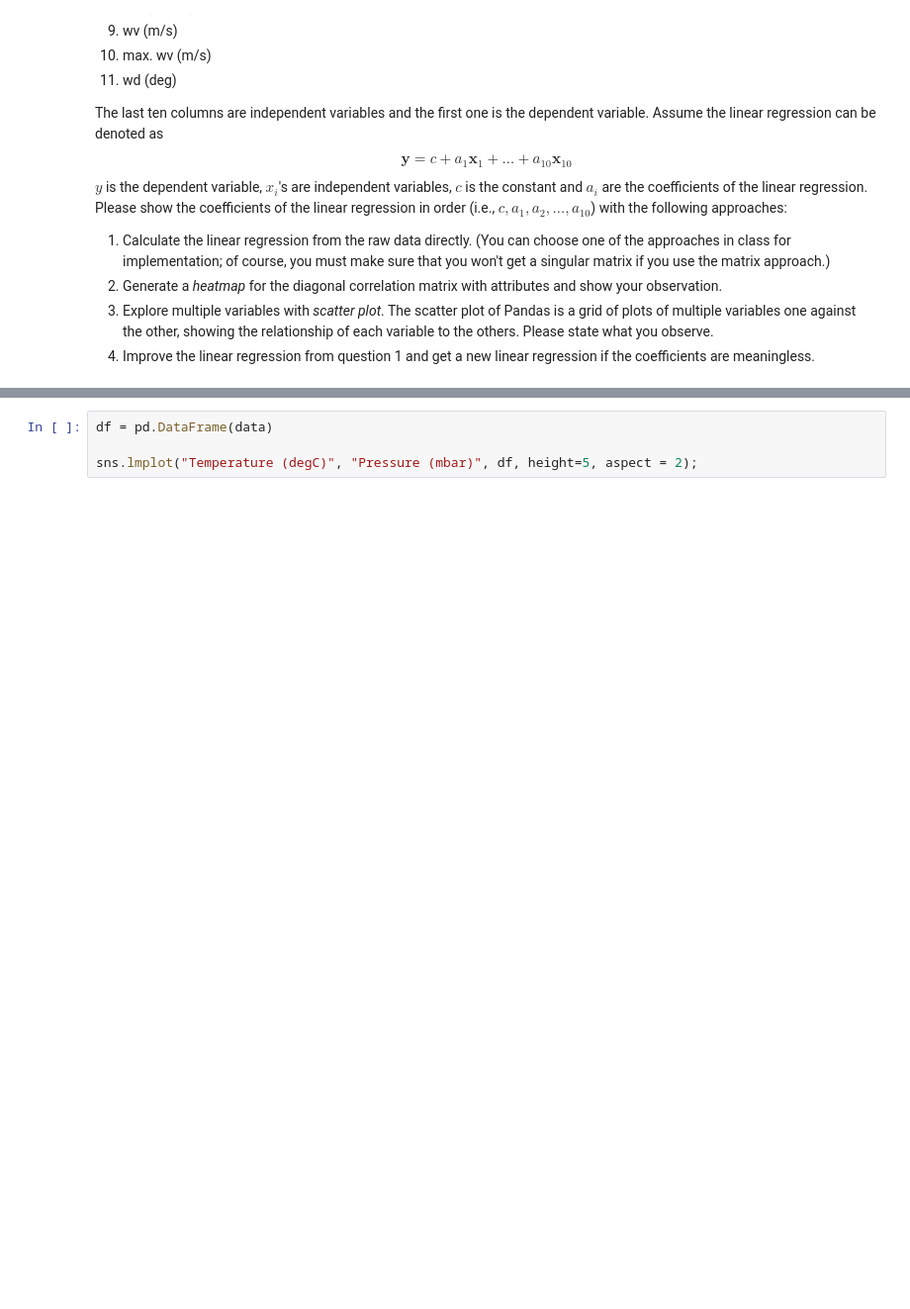
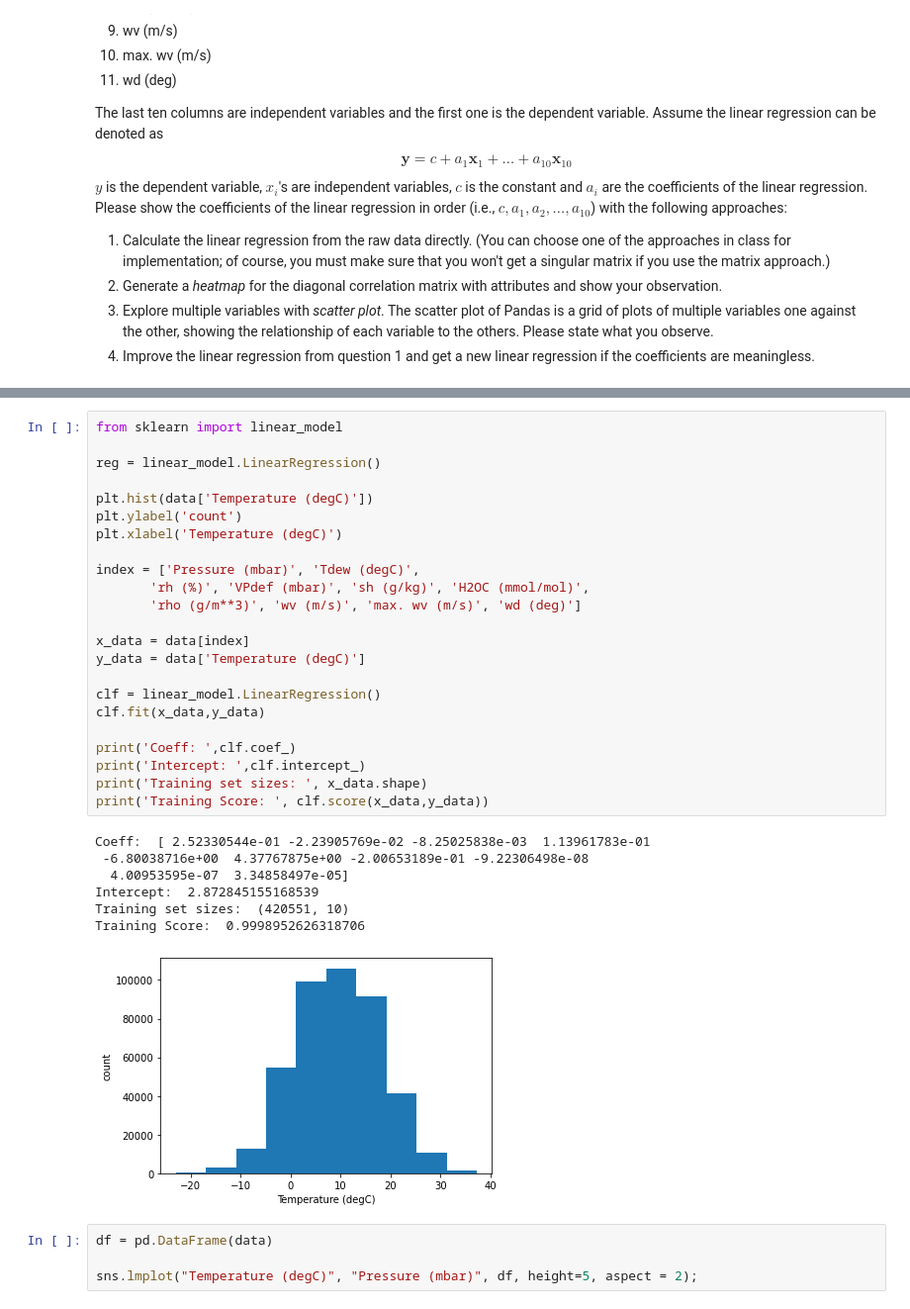
Before and after one commit to htshen0221/Data-Science-Homework, a Jupyter notebook: hw3/HW3-S20.ipynb, the cells around one changed output, grey strips where cells are left out. Shown at 99% size. Saved outputs shown, nothing was run; the diff lists cells and outputs as text; blank space fills up the shorter version.

```diff
--- a/hw3/HW3-S20.ipynb
+++ b/hw3/HW3-S20.ipynb
@@ -65,6 +65,37 @@ memory usage: 38.5+ MB
 | 2 | 01.01.2009 00:30:00 | -8.51 | 996.53 | -9.31 | 93.9 | 0.20 | 1.88 | ... |
 | 3 | 01.01.2009 00:40:00 | -8.31 | 996.51 | -9.07 | 94.2 | 0.19 | 1.92 | ... |
 | 4 | 01.01.2009 00:50:00 | -8.27 | 996.51 | -9.04 | 94.1 | 0.19 | 1.92 | ... |
+# %%
+from sklearn import linear_model
+
+reg = linear_model.LinearRegression()
+
+plt.hist(data['Temperature (degC)'])
+plt.ylabel('count')
+plt.xlabel('Temperature (degC)')
+
+index = ['Pressure (mbar)', 'Tdew (degC)',
+       'rh (%)', 'VPdef (mbar)', 'sh (g/kg)', 'H2OC (mmol/mol)',
+       'rho (g/m**3)', 'wv (m/s)', 'max. wv (m/s)', 'wd (deg)']
+
+x_data = data[index]
+y_data = data['Temperature (degC)']
+
+clf = linear_model.LinearRegression()
+clf.fit(x_data,y_data)
+
+print('Coeff: ',clf.coef_)
+print('Intercept: ',clf.intercept_)
+print('Training set sizes: ', x_data.shape)
+print('Training Score: ', clf.score(x_data,y_data))
+# %% [output]
+Coeff:  [ 2.52330544e-01 -2.23905769e-02 -8.25025838e-03  1.13961783e-01
+ -6.80038716e+00  4.37767875e+00 -2.00653189e-01 -9.22306498e-08
+  4.00953595e-07  3.34858497e-05]
+Intercept:  2.872845155168539
+Training set sizes:  (420551, 10)
+Training Score:  0.9998952626318706
+[figure, added]
 # %%
 df = pd.DataFrame(data)
 
```
Also changed, not shown: parts of 4 cells of this notebook, 1 other file.
